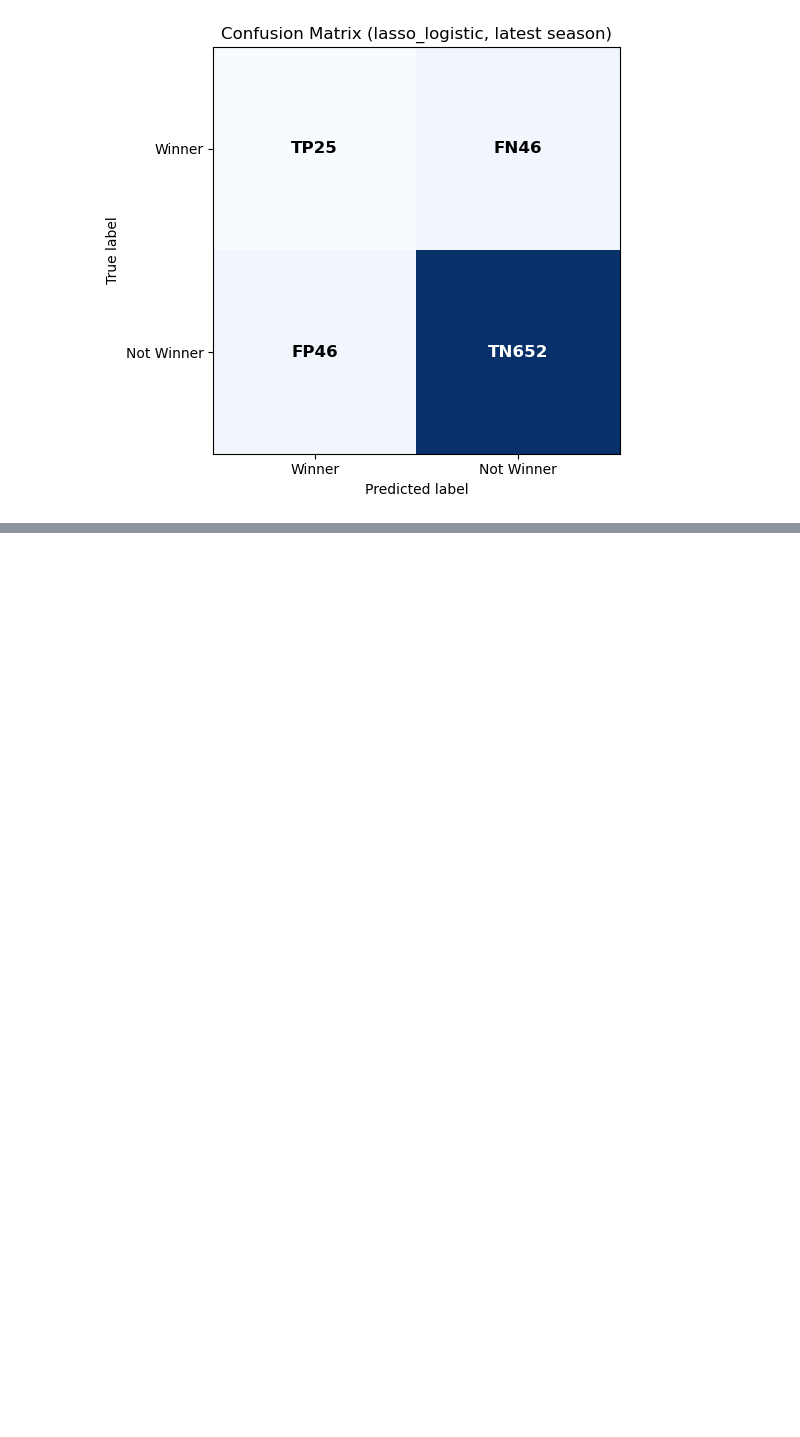
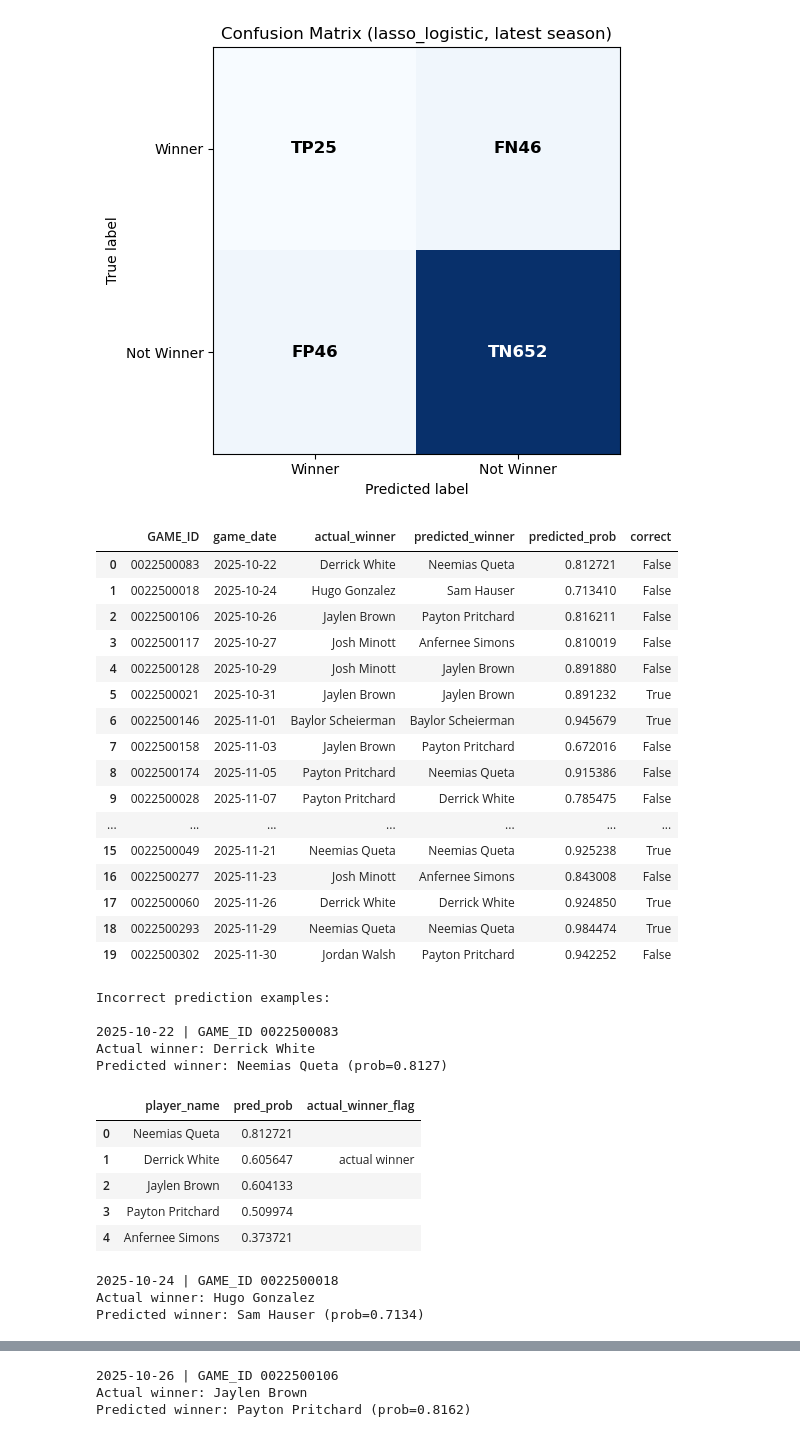
Before and after one commit to Tttaussig33/tommy-award-analysis, a Jupyter notebook: Ridge_Lasso_Logistic_Regression.ipynb, the cells around one changed output, grey strips where cells are left out. Drawn from its saved outputs; the diff is of its cells as text; code cells hidden in the pictures; blank space fills up the shorter version.

```diff
--- a/Ridge_Lasso_Logistic_Regression.ipynb
+++ b/Ridge_Lasso_Logistic_Regression.ipynb
@@ -21,7 +21,7 @@ warnings.filterwarnings("ignore", message=".*penalty.*deprecated.*", category=Fu
 warnings.filterwarnings("ignore", message=".*penalty=l1.*", category=UserWarning)
 
 # Basic configuration shared across the notebook.
-INPUT_PATH = "Tommy_Award_Player_Game_Table.csv"
+INPUT_PATH = "Tommy_Award_Player_Game_Table_hustle.csv"
 RANDOM_STATE = 42
 MIN_TRAIN_SEASONS = 3
 PRED_THRESHOLD = 0.5
@@ -577,3 +629,77 @@ Model for confusion matrix: lasso_logistic
 Prediction rule: rank-1 winner per game (argmax pred_prob)
 TP=25, FP=46, FN=46, TN=652
 [figure]
+# %%
+# Review individual games to see what the best latest-season model predicted.
+if "latest_ranked_df" not in globals() or "latest_scored_outputs" not in globals():
+    raise RuntimeError("Run the model training/evaluation cells first.")
+
+best_model_name = latest_ranked_df.iloc[0]["model"]
+review_df = latest_scored_outputs[best_model_name].copy()
+
+winner_idx = review_df.groupby("GAME_ID")["pred_prob"].idxmax()
+pred_winners = review_df.loc[winner_idx, ["GAME_ID", "game_date", "player_name", "pred_prob"]].copy()
+pred_winners = pred_winners.rename(columns={
+    "player_name": "predicted_winner",
+    "pred_prob": "predicted_prob",
+})
+
+actual_winners = (
+    review_df.loc[review_df["y"] == 1, ["GAME_ID", "game_date", "winner_names"]]
+    .drop_duplicates(subset=["GAME_ID"])
+    .rename(columns={"winner_names": "actual_winner"})
+)
+
+game_review_df = actual_winners.merge(pred_winners, on=["GAME_ID", "game_date"], how="left")
+game_review_df["correct"] = game_review_df["actual_winner"] == game_review_df["predicted_winner"]
+game_review_df = game_review_df.sort_values("game_date").reset_index(drop=True)
+
+display(game_review_df.head(20))
+
+print("Incorrect prediction examples:")
+incorrect_games = game_review_df.loc[~game_review_df["correct"]].head(5)
+for _, game in incorrect_games.iterrows():
+    game_players = (
+        review_df.loc[review_df["GAME_ID"] == game["GAME_ID"], ["player_name", "pred_prob", "y"]]
+        .sort_values("pred_prob", ascending=False)
+        .head(5)
+        .copy()
+    )
+    game_players["actual_winner_flag"] = game_players["y"].map({1: "actual winner", 0: ""})
+
+    print(f"\n{game['game_date'].date()} | GAME_ID {game['GAME_ID']}")
+    print(f"Actual winner: {game['actual_winner']}")
+    print(f"Predicted winner: {game['predicted_winner']} (prob={game['predicted_prob']:.4f})")
+    display(game_players[["player_name", "pred_prob", "actual_winner_flag"]].reset_index(drop=True))
+# %% [output]
+|  | GAME_ID | game_date | actual_winner | predicted_winner | predicted_prob | correct |
+| 0 | 0022500083 | 2025-10-22 | Derrick White | Neemias Queta | 0.812721 | False |
+| 1 | 0022500018 | 2025-10-24 | Hugo Gonzalez | Sam Hauser | 0.713410 | False |
+| 2 | 0022500106 | 2025-10-26 | Jaylen Brown | Payton Pritchard | 0.816211 | False |
+| 3 | 0022500117 | 2025-10-27 | Josh Minott | Anfernee Simons | 0.810019 | False |
+| 4 | 0022500128 | 2025-10-29 | Josh Minott | Jaylen Brown | 0.891880 | False |
+| 5 | 0022500021 | 2025-10-31 | Jaylen Brown | Jaylen Brown | 0.891232 | True |
+| 6 | 0022500146 | 2025-11-01 | Baylor Scheierman | Baylor Scheierman | 0.945679 | True |
+| 7 | 0022500158 | 2025-11-03 | Jaylen Brown | Payton Pritchard | 0.672016 | False |
+| 8 | 0022500174 | 2025-11-05 | Payton Pritchard | Neemias Queta | 0.915386 | False |
+| 9 | 0022500028 | 2025-11-07 | Payton Pritchard | Derrick White | 0.785475 | False |
+| ... | ... | ... | ... | ... | ... | ... |
+| 15 | 0022500049 | 2025-11-21 | Neemias Queta | Neemias Queta | 0.925238 | True |
+| 16 | 0022500277 | 2025-11-23 | Josh Minott | Anfernee Simons | 0.843008 | False |
+| 17 | 0022500060 | 2025-11-26 | Derrick White | Derrick White | 0.924850 | True |
+| 18 | 0022500293 | 2025-11-29 | Neemias Queta | Neemias Queta | 0.984474 | True |
+| 19 | 0022500302 | 2025-11-30 | Jordan Walsh | Payton Pritchard | 0.942252 | False |
+Incorrect prediction examples:
+
+2025-10-22 | GAME_ID 0022500083
+Actual winner: Derrick White
+Predicted winner: Neemias Queta (prob=0.8127)
+|  | player_name | pred_prob | actual_winner_flag |
+| 0 | Neemias Queta | 0.812721 |  |
+| 1 | Derrick White | 0.605647 | actual winner |
+| 2 | Jaylen Brown | 0.604133 |  |
+| 3 | Payton Pritchard | 0.509974 |  |
+| 4 | Anfernee Simons | 0.373721 |  |
+2025-10-24 | GAME_ID 0022500018
+Actual winner: Hugo Gonzalez
+Predicted winner: Sam Hauser (prob=0.7134)
@@ -579,0 +712,3 @@ TP=25, FP=46, FN=46, TN=652
+2025-10-26 | GAME_ID 0022500106
+Actual winner: Jaylen Brown
+Predicted winner: Payton Pritchard (prob=0.8162)
```
Also changed, not shown: parts of 6 cells of this notebook, 7 other files.
